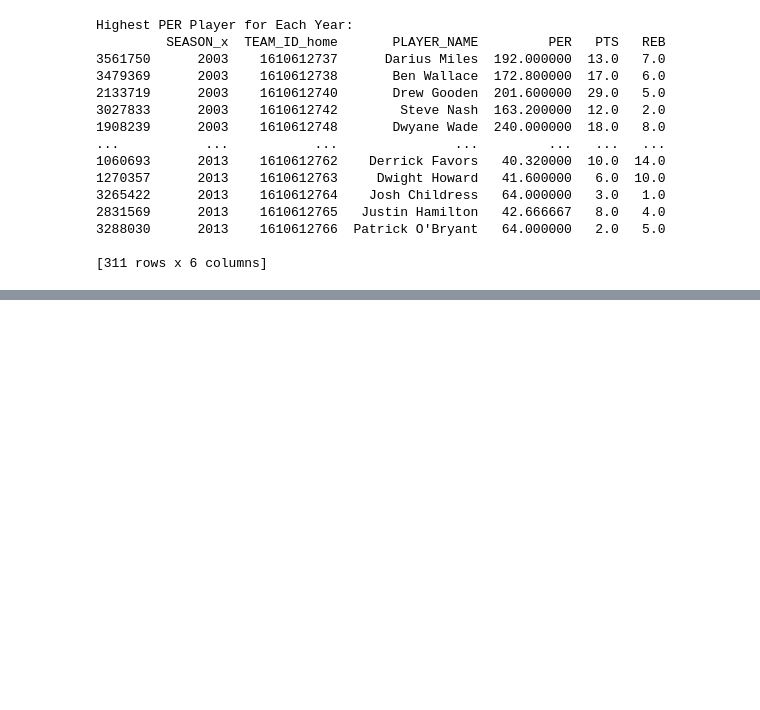
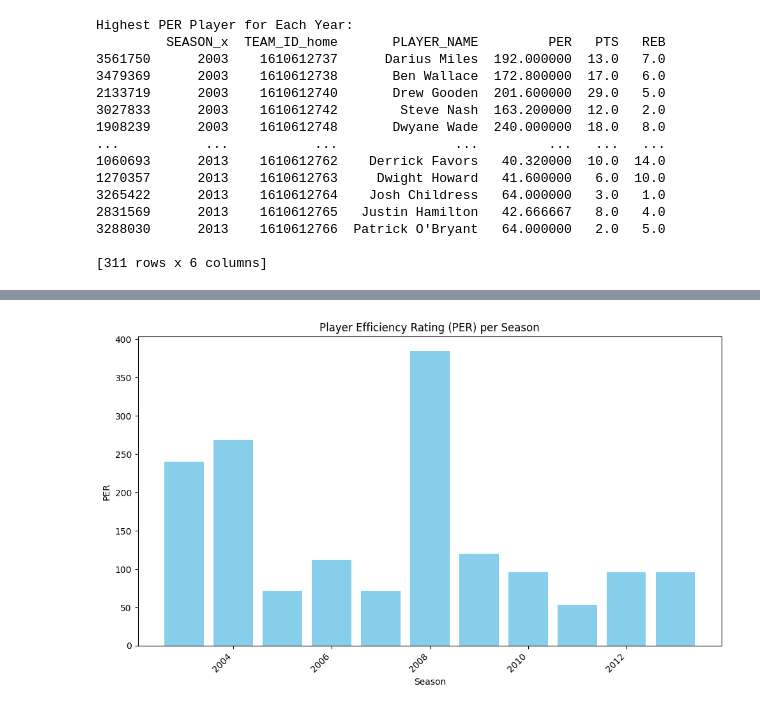
Before and after one commit to Samikshaburkul/Predicting_NBA_Game_Outcomes, a Jupyter notebook: EDA_PER.ipynb, the cells around one changed output, grey strips where cells are left out. Drawn from its saved outputs; the diff is of its cells as text; code cells hidden in the pictures; blank space fills up the shorter version.

```diff
--- a/EDA_PER.ipynb
+++ b/EDA_PER.ipynb
@@ -153,0 +181,18 @@ a=most_efficient_players.to_csv('/content/sample_data/most_efficient_players.csv
+# %%
+# Drop rows with 'inf' values in the 'PER' column
+import numpy as np
+sorted_highest_per_players = sorted_highest_per_players.replace([np.inf, -np.inf], np.nan).dropna(subset=['PER'])
+
+# Select only one player per SEASON_x (the first value)
+subset_highest_per_players = sorted_highest_per_players.groupby('SEASON_x').first().reset_index()
+
+# Display the subset DataFrame
+print("Subset of Highest PER Players:")
+print(subset_highest_per_players[['SEASON_x', 'TEAM_ID_home', 'PLAYER_NAME', 'PER', 'PTS', 'REB']])
+
+# Save the subset DataFrame to a CSV file
+file_path_subset = "/content/sample_data/highest_per_players_subset.csv"
+subset_highest_per_players.to_csv(file_path_subset, index=False)
+
+# Print a message indicating successful saving
+print(f"Subset DataFrame saved to: {file_path_subset}")
@@ -153,0 +214,18 @@ a=most_efficient_players.to_csv('/content/sample_data/most_efficient_players.csv
+# %%
+import matplotlib.pyplot as plt
+
+# Assuming you have the subset_highest_per_players DataFrame
+
+# Create a bar plot for PER per season
+plt.figure(figsize=(10, 6))
+plt.bar(subset_highest_per_players['SEASON_x'], subset_highest_per_players['PER'], color='skyblue')
+plt.xlabel('Season')
+plt.ylabel('PER')
+plt.title('Player Efficiency Rating (PER) per Season')
+plt.xticks(rotation=45, ha='right')  # Rotate x-axis labels for better visibility
+plt.tight_layout()
+
+# Show the plot
+plt.show()
+# %% [output]
+[figure, added]
```
Also changed, not shown: parts of 8 cells of this notebook.
